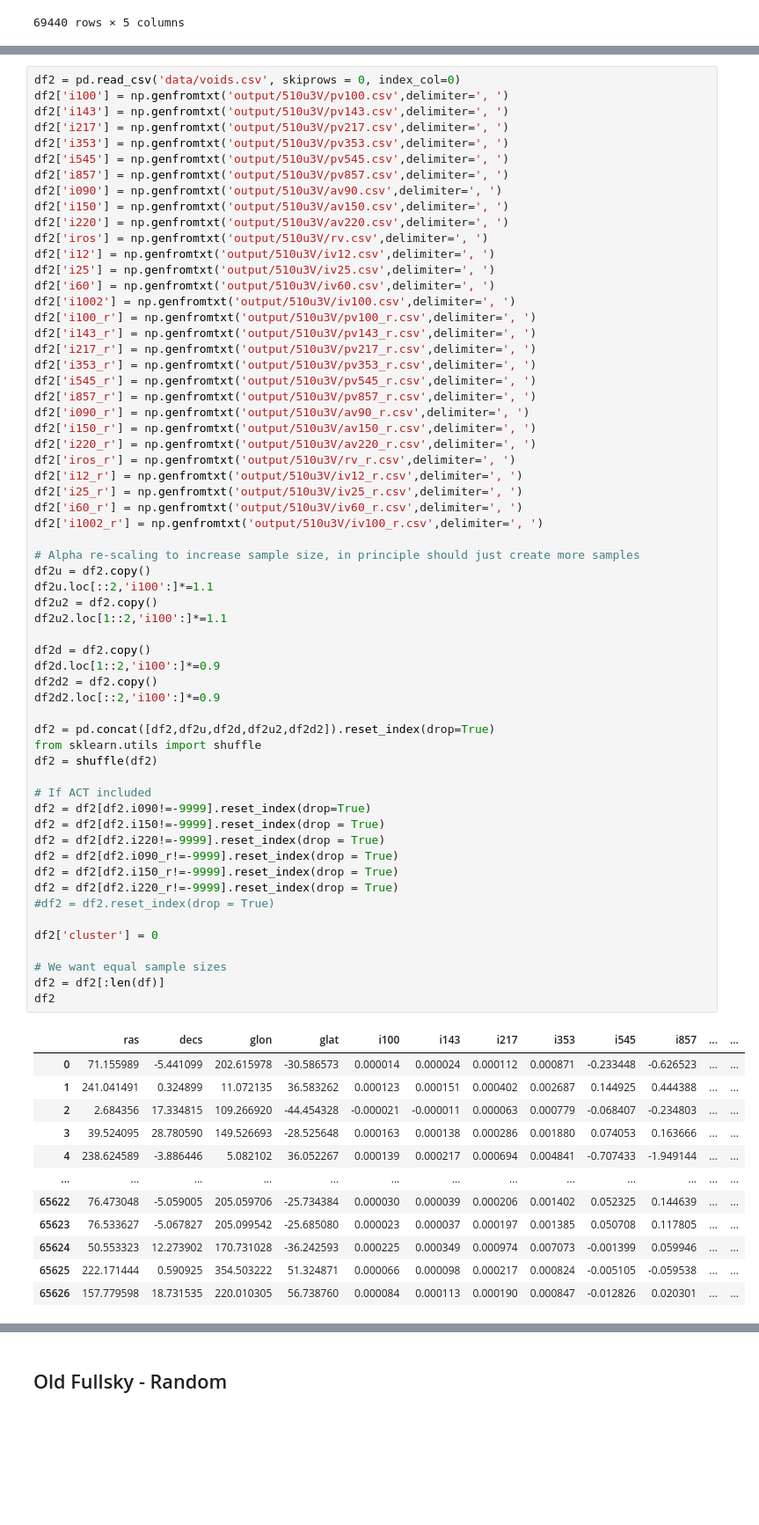
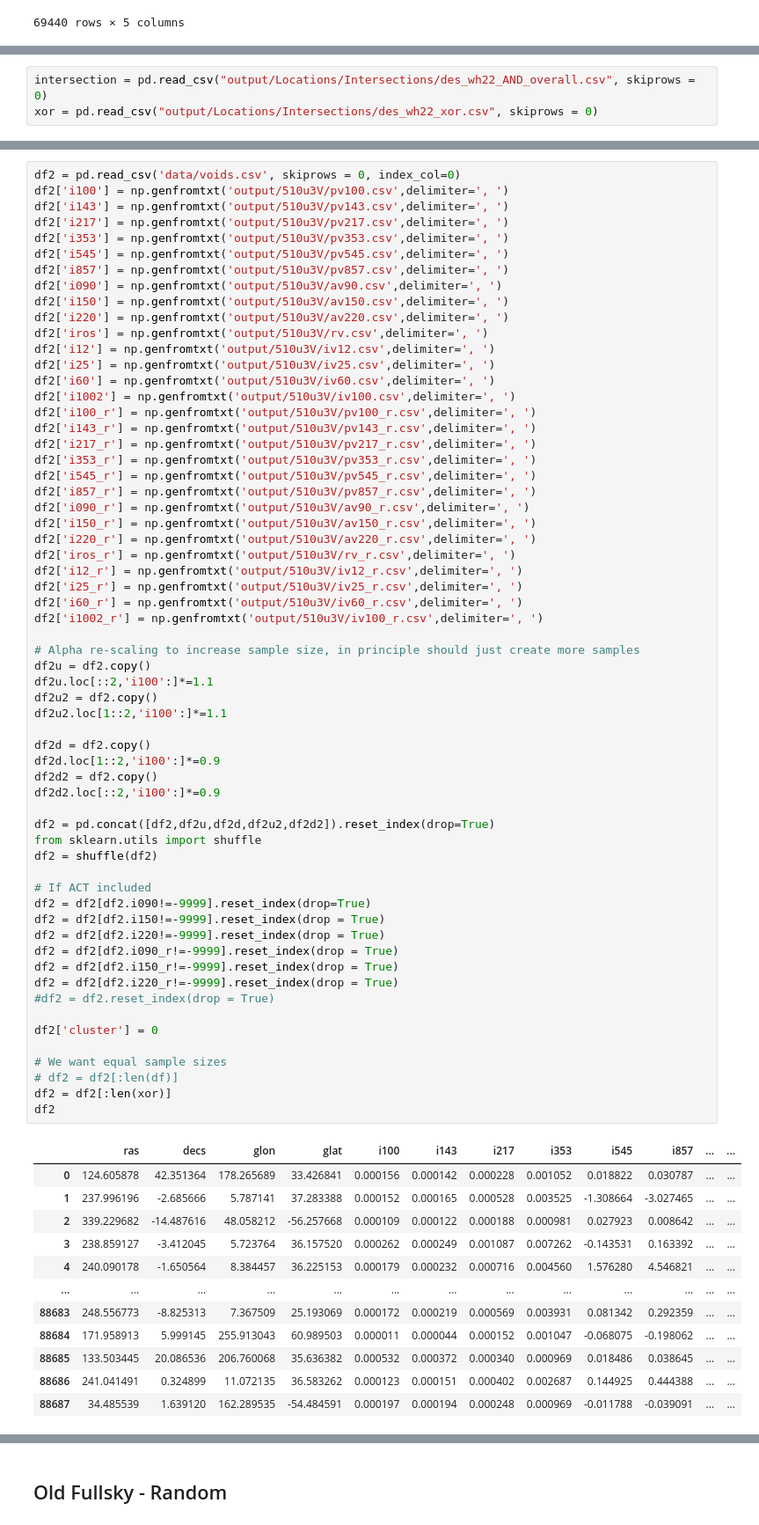
Before and after one commit to dchanda2002/MLCosmo, a Jupyter notebook: 3_run_fastmap.ipynb, the cells around one changed output, grey strips where cells are left out. Shown at 88% size. Saved outputs shown, nothing was run; the diff lists cells and outputs as text; blank space fills up the shorter version.

```diff
--- a/3_run_fastmap.ipynb
+++ b/3_run_fastmap.ipynb
@@ -180,3 +171,6 @@ df
+# %%
+intersection = pd.read_csv("output/Locations/Intersections/des_wh22_AND_overall.csv", skiprows = 0)
+xor = pd.read_csv("output/Locations/Intersections/des_wh22_xor.csv", skiprows = 0)
 # %%
 df = df[:120000]
 df
@@ -214,42 +222,43 @@ df2['i1002_r'] = np.genfromtxt('output/510u3V/iv100_r.csv',delimiter=', ')
 # Alpha re-scaling to increase sample size, in principle should just create more samples
 df2u = df2.copy()
 df2u.loc[::2,'i100':]*=1.1
 df2u2 = df2.copy()
 df2u2.loc[1::2,'i100':]*=1.1
 
 df2d = df2.copy()
 df2d.loc[1::2,'i100':]*=0.9
 df2d2 = df2.copy()
 df2d2.loc[::2,'i100':]*=0.9
 
 df2 = pd.concat([df2,df2u,df2d,df2u2,df2d2]).reset_index(drop=True)
 from sklearn.utils import shuffle
 df2 = shuffle(df2)
 
 # If ACT included
 df2 = df2[df2.i090!=-9999].reset_index(drop=True)
 df2 = df2[df2.i150!=-9999].reset_index(drop = True)
 df2 = df2[df2.i220!=-9999].reset_index(drop = True)
 df2 = df2[df2.i090_r!=-9999].reset_index(drop = True)
 df2 = df2[df2.i150_r!=-9999].reset_index(drop = True)
 df2 = df2[df2.i220_r!=-9999].reset_index(drop = True)
 #df2 = df2.reset_index(drop = True)
 
 df2['cluster'] = 0
 
 # We want equal sample sizes
-df2 = df2[:len(df)]
+# df2 = df2[:len(df)]
+df2 = df2[:len(xor)]
 df2
 # %% [output]
 |  | ras | decs | glon | glat | i100 | i143 | i217 | i353 | i545 | i857 | ... | ... |
-| 0 | 71.155989 | -5.441099 | 202.615978 | -30.586573 | 0.000014 | 0.000024 | 0.000112 | 0.000871 | -0.233448 | -0.626523 | ... | ... |
-| 1 | 241.041491 | 0.324899 | 11.072135 | 36.583262 | 0.000123 | 0.000151 | 0.000402 | 0.002687 | 0.144925 | 0.444388 | ... | ... |
-| 2 | 2.684356 | 17.334815 | 109.266920 | -44.454328 | -0.000021 | -0.000011 | 0.000063 | 0.000779 | -0.068407 | -0.234803 | ... | ... |
-| 3 | 39.524095 | 28.780590 | 149.526693 | -28.525648 | 0.000163 | 0.000138 | 0.000286 | 0.001880 | 0.074053 | 0.163666 | ... | ... |
-| 4 | 238.624589 | -3.886446 | 5.082102 | 36.052267 | 0.000139 | 0.000217 | 0.000694 | 0.004841 | -0.707433 | -1.949144 | ... | ... |
+| 0 | 124.605878 | 42.351364 | 178.265689 | 33.426841 | 0.000156 | 0.000142 | 0.000228 | 0.001052 | 0.018822 | 0.030787 | ... | ... |
+| 1 | 237.996196 | -2.685666 | 5.787141 | 37.283388 | 0.000152 | 0.000165 | 0.000528 | 0.003525 | -1.308664 | -3.027465 | ... | ... |
+| 2 | 339.229682 | -14.487616 | 48.058212 | -56.257668 | 0.000109 | 0.000122 | 0.000188 | 0.000981 | 0.027923 | 0.008642 | ... | ... |
+| 3 | 238.859127 | -3.412045 | 5.723764 | 36.157520 | 0.000262 | 0.000249 | 0.001087 | 0.007262 | -0.143531 | 0.163392 | ... | ... |
+| 4 | 240.090178 | -1.650564 | 8.384457 | 36.225153 | 0.000179 | 0.000232 | 0.000716 | 0.004560 | 1.576280 | 4.546821 | ... | ... |
 | ... | ... | ... | ... | ... | ... | ... | ... | ... | ... | ... | ... | ... |
-| 65622 | 76.473048 | -5.059005 | 205.059706 | -25.734384 | 0.000030 | 0.000039 | 0.000206 | 0.001402 | 0.052325 | 0.144639 | ... | ... |
-| 65623 | 76.533627 | -5.067827 | 205.099542 | -25.685080 | 0.000023 | 0.000037 | 0.000197 | 0.001385 | 0.050708 | 0.117805 | ... | ... |
-| 65624 | 50.553323 | 12.273902 | 170.731028 | -36.242593 | 0.000225 | 0.000349 | 0.000974 | 0.007073 | -0.001399 | 0.059946 | ... | ... |
-| 65625 | 222.171444 | 0.590925 | 354.503222 | 51.324871 | 0.000066 | 0.000098 | 0.000217 | 0.000824 | -0.005105 | -0.059538 | ... | ... |
-| 65626 | 157.779598 | 18.731535 | 220.010305 | 56.738760 | 0.000084 | 0.000113 | 0.000190 | 0.000847 | -0.012826 | 0.020301 | ... | ... |
+| 88683 | 248.556773 | -8.825313 | 7.367509 | 25.193069 | 0.000172 | 0.000219 | 0.000569 | 0.003931 | 0.081342 | 0.292359 | ... | ... |
+| 88684 | 171.958913 | 5.999145 | 255.913043 | 60.989503 | 0.000011 | 0.000044 | 0.000152 | 0.001047 | -0.068075 | -0.198062 | ... | ... |
+| 88685 | 133.503445 | 20.086536 | 206.760068 | 35.636382 | 0.000532 | 0.000372 | 0.000340 | 0.000969 | 0.018486 | 0.038645 | ... | ... |
+| 88686 | 241.041491 | 0.324899 | 11.072135 | 36.583262 | 0.000123 | 0.000151 | 0.000402 | 0.002687 | 0.144925 | 0.444388 | ... | ... |
+| 88687 | 34.485539 | 1.639120 | 162.289535 | -54.484591 | 0.000197 | 0.000194 | 0.000248 | 0.000969 | -0.011788 | -0.039091 | ... | ... |
```
Also changed, not shown: parts of 12 cells of this notebook, 2 other files.
